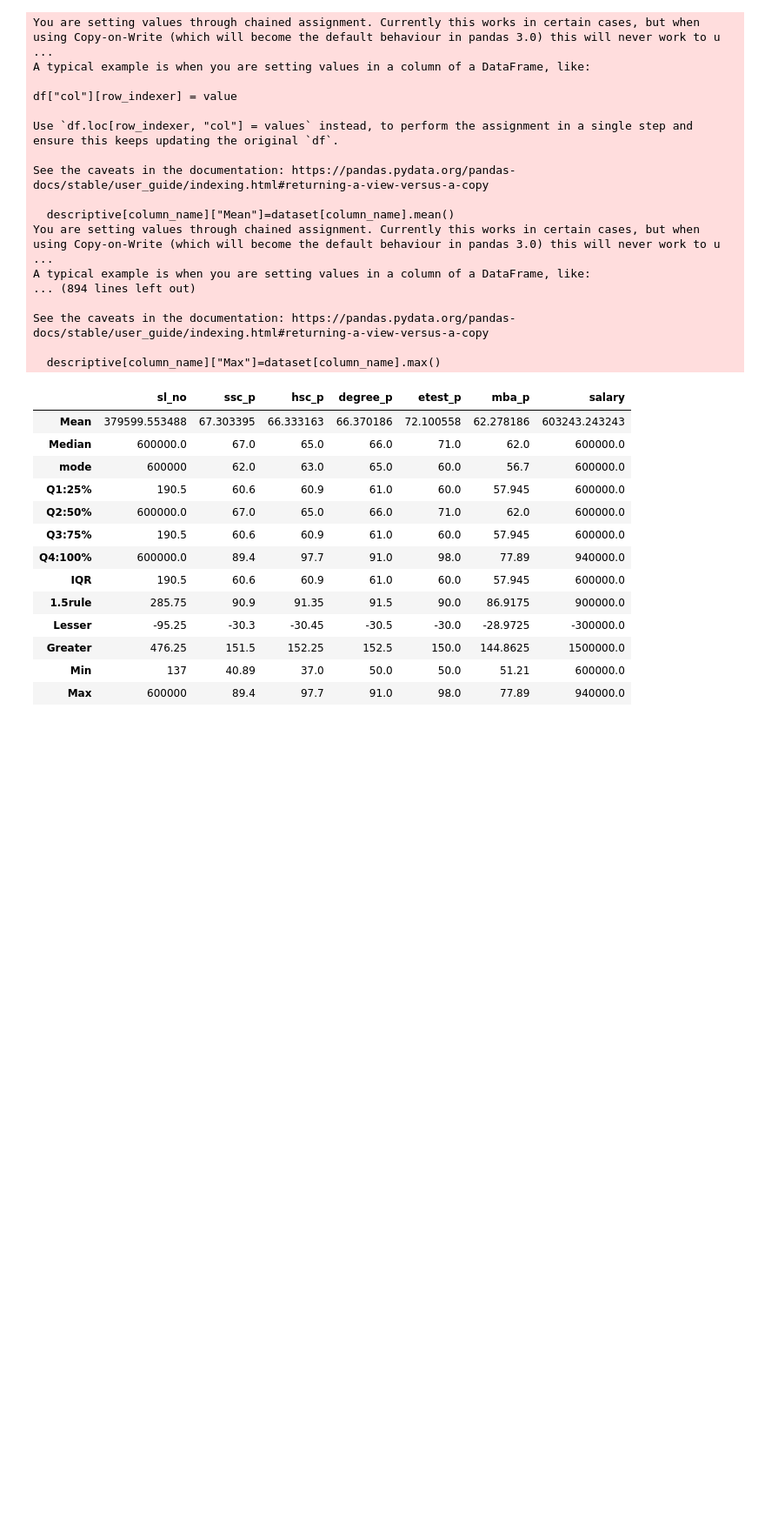
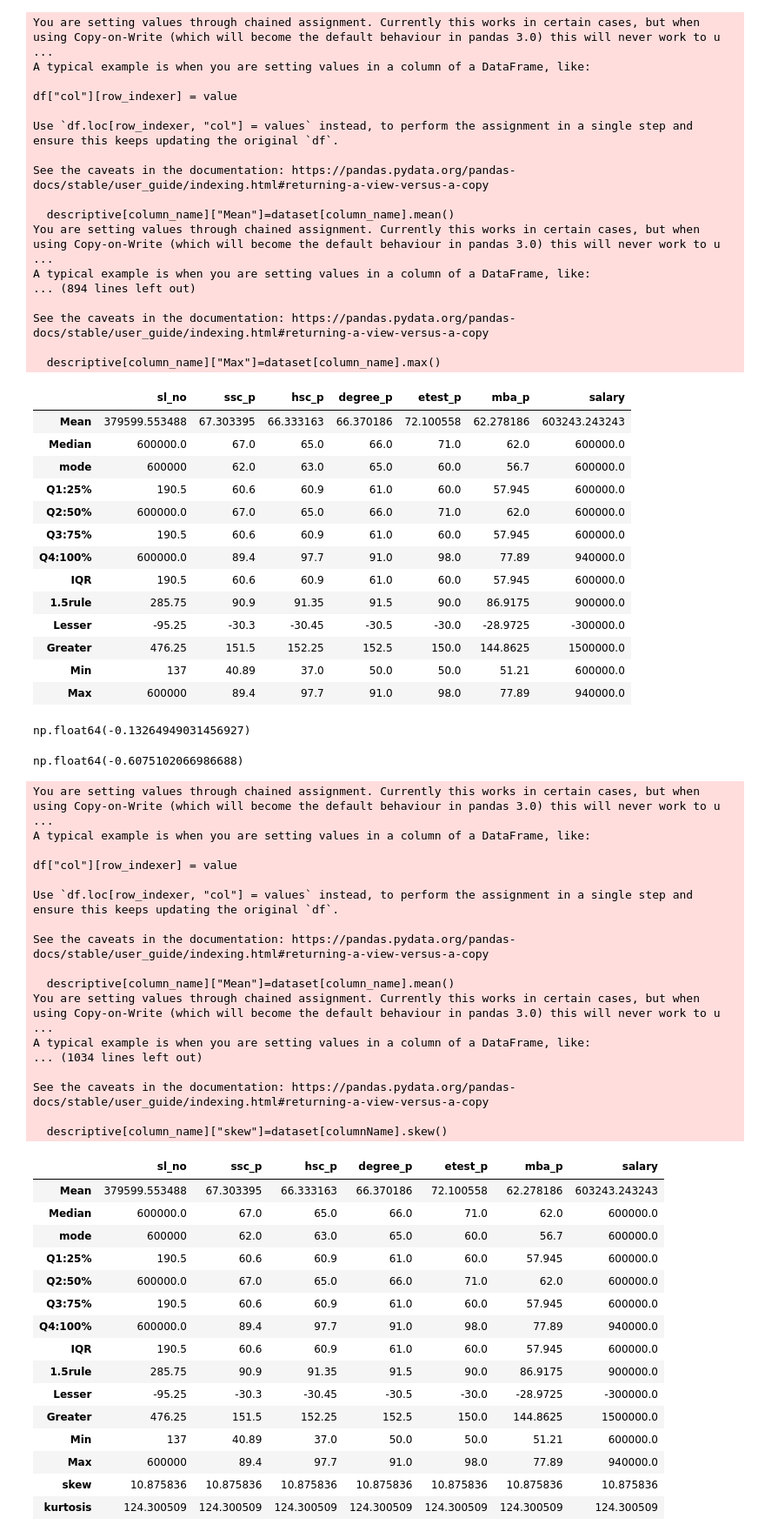
Before and after one commit to sharma-sha/Data-Science, a Jupyter notebook: Central Tendency.ipynb, the cells around one changed output. Shown at 87% size. Drawn from its saved outputs; the diff is of its cells as text; code cells hidden in the pictures; blank space fills up the shorter version.

```diff
--- a/Central Tendency.ipynb
+++ b/Central Tendency.ipynb
@@ -708,3 +708,68 @@ See the caveats in the documentation: https://pandas.pydata.org/pandas-docs/stab
 | Greater | 476.25 | 151.5 | 152.25 | 152.5 | 150.0 | 144.8625 | 1500000.0 |
 | Min | 137 | 40.89 | 37.0 | 50.0 | 50.0 | 51.21 | 600000.0 |
 | Max | 600000 | 89.4 | 97.7 | 91.0 | 98.0 | 77.89 | 940000.0 |
+# %%
+dataset["ssc_p"].skew()
+# %% [output]
+np.float64(-0.13264949031456927)
+# %%
+dataset["ssc_p"].kurtosis()
+# %% [output]
+np.float64(-0.6075102066986688)
+# %%
+def Univariate(dataset,quan):
+    descriptive=pd.DataFrame(index=["Mean","Median","mode","Q1:25%","Q2:50%","Q3:75%","Q4:100%","IQR","1.5rule","Lesser","Greater","Min","Max","skew","kurtosis"],columns=quan)
+
+    for column_name in quan:
+        descriptive[column_name]["Mean"]=dataset[column_name].mean()
+        descriptive[column_name]["Median"]=dataset[column_name].median()
+        descriptive[column_name]["mode"]=dataset[column_name].mode()[0]
+        descriptive[column_name]["Q1:25%"]=dataset.describe()[column_name]["25%"]
+        descriptive[column_name]["Q2:50%"]=dataset.describe()[column_name]["50%"]
+        descriptive[column_name]["Q3:75%"]=dataset.describe()[column_name]["75%"]
+        descriptive[column_name]["Q4:100%"]=dataset.describe()[column_name]["max"]
+        descriptive[column_name]["IQR"]=descriptive[column_name]["Q3:75%"]=descriptive[column_name]["Q1:25%"]
+        descriptive[column_name]["1.5rule"]=1.5*descriptive[column_name]["IQR"]
+        descriptive[column_name]["Lesser"]=descriptive[column_name]["Q1:25%"]-descriptive[column_name]["1.5rule"]
+        descriptive[column_name]["Greater"]=descriptive[column_name]["Q3:75%"]+descriptive[column_name]["1.5rule"]
+        descriptive[column_name]["Min"]=dataset[column_name].min()
+        descriptive[column_name]["Max"]=dataset[column_name].max()
+        descriptive[column_name]["kurtosis"]=dataset[columnName].kurtosis()
+        descriptive[column_name]["skew"]=dataset[columnName].skew()
+    return descriptive
+# %%
+Univariate(dataset,quan)
+# %% [output]
+You are setting values through chained assignment. Currently this works in certain cases, but when using Copy-on-Write (which will become the default behaviour in pandas 3.0) this will never work to u ...
+A typical example is when you are setting values in a column of a DataFrame, like:
+
+df["col"][row_indexer] = value
+
+Use `df.loc[row_indexer, "col"] = values` instead, to perform the assignment in a single step and ensure this keeps updating the original `df`.
+
+See the caveats in the documentation: https://pandas.pydata.org/pandas-docs/stable/user_guide/indexing.html#returning-a-view-versus-a-copy
+
+  descriptive[column_name]["Mean"]=dataset[column_name].mean()
+You are setting values through chained assignment. Currently this works in certain cases, but when using Copy-on-Write (which will become the default behaviour in pandas 3.0) this will never work to u ...
+A typical example is when you are setting values in a column of a DataFrame, like:
+... (1034 lines left out)
+
+See the caveats in the documentation: https://pandas.pydata.org/pandas-docs/stable/user_guide/indexing.html#returning-a-view-versus-a-copy
+
+  descriptive[column_name]["skew"]=dataset[columnName].skew()
+|  | sl_no | ssc_p | hsc_p | degree_p | etest_p | mba_p | salary |
+| Mean | 379599.553488 | 67.303395 | 66.333163 | 66.370186 | 72.100558 | 62.278186 | 603243.243243 |
+| Median | 600000.0 | 67.0 | 65.0 | 66.0 | 71.0 | 62.0 | 600000.0 |
+| mode | 600000 | 62.0 | 63.0 | 65.0 | 60.0 | 56.7 | 600000.0 |
+| Q1:25% | 190.5 | 60.6 | 60.9 | 61.0 | 60.0 | 57.945 | 600000.0 |
+| Q2:50% | 600000.0 | 67.0 | 65.0 | 66.0 | 71.0 | 62.0 | 600000.0 |
+| Q3:75% | 190.5 | 60.6 | 60.9 | 61.0 | 60.0 | 57.945 | 600000.0 |
+| Q4:100% | 600000.0 | 89.4 | 97.7 | 91.0 | 98.0 | 77.89 | 940000.0 |
+| IQR | 190.5 | 60.6 | 60.9 | 61.0 | 60.0 | 57.945 | 600000.0 |
+| 1.5rule | 285.75 | 90.9 | 91.35 | 91.5 | 90.0 | 86.9175 | 900000.0 |
+| Lesser | -95.25 | -30.3 | -30.45 | -30.5 | -30.0 | -28.9725 | -300000.0 |
+| Greater | 476.25 | 151.5 | 152.25 | 152.5 | 150.0 | 144.8625 | 1500000.0 |
+| Min | 137 | 40.89 | 37.0 | 50.0 | 50.0 | 51.21 | 600000.0 |
+| Max | 600000 | 89.4 | 97.7 | 91.0 | 98.0 | 77.89 | 940000.0 |
+| skew | 10.875836 | 10.875836 | 10.875836 | 10.875836 | 10.875836 | 10.875836 | 10.875836 |
+| kurtosis | 124.300509 | 124.300509 | 124.300509 | 124.300509 | 124.300509 | 124.300509 | 124.300509 |
```
Also changed, not shown: 1 other file.
